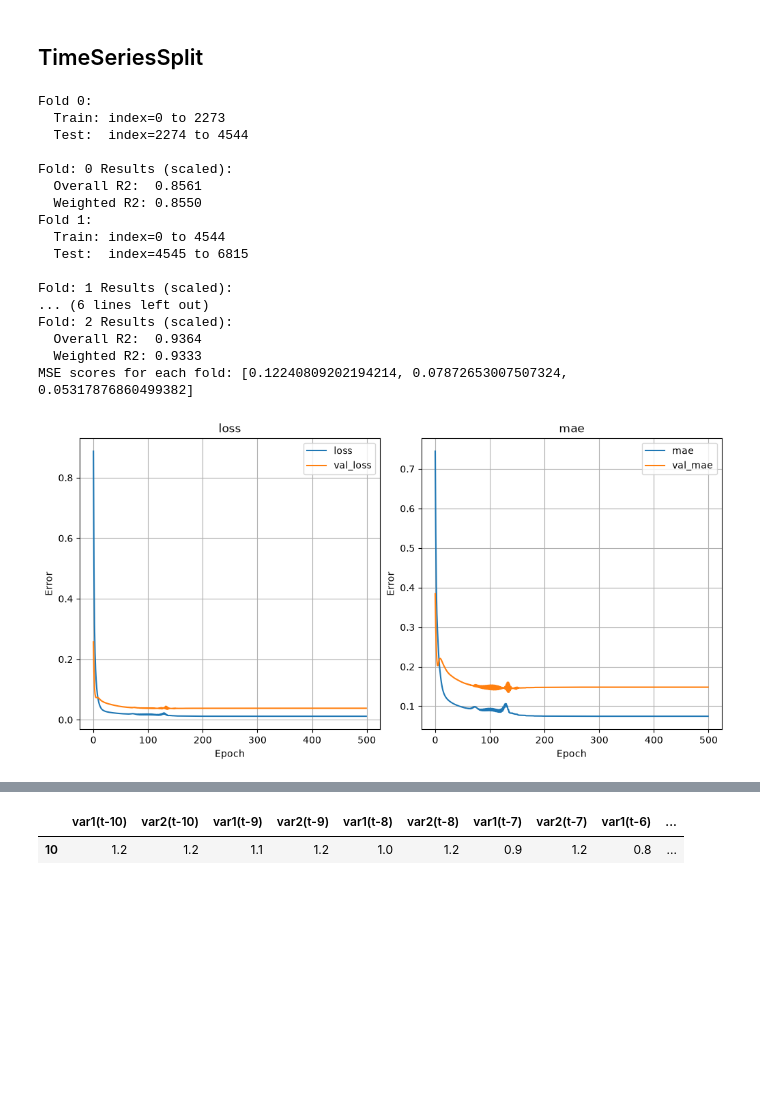
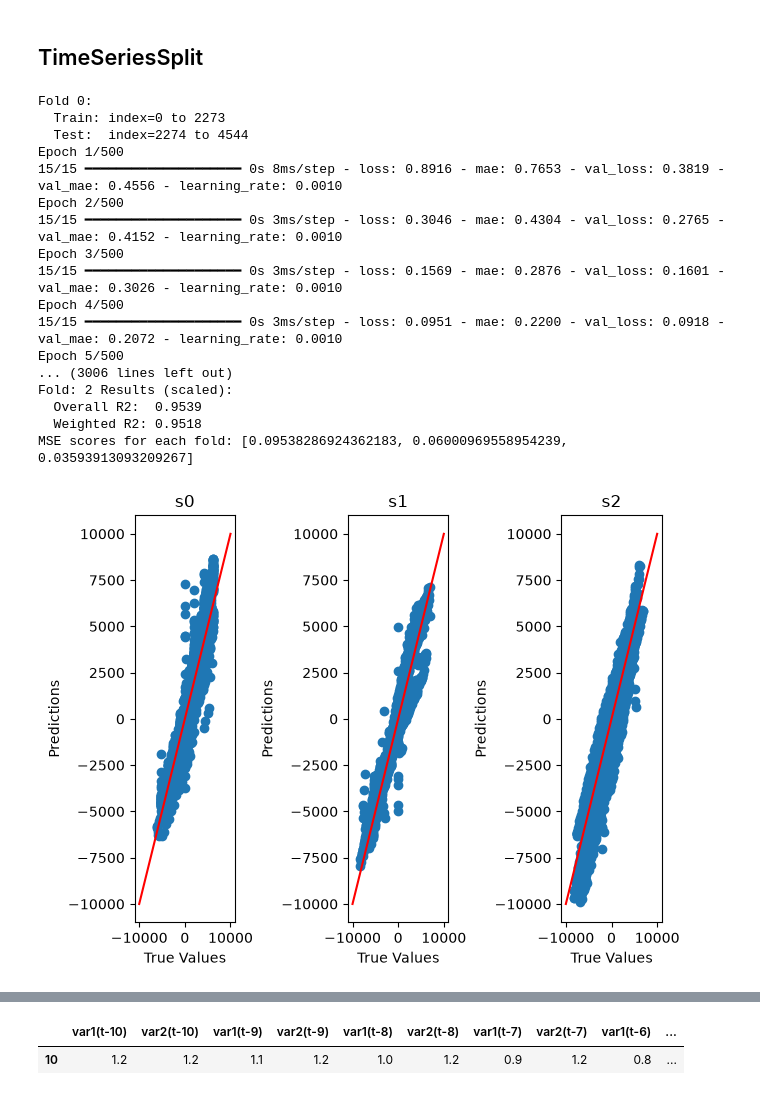
Before and after one commit to Abigail-Yates/DeltabotProject, a Jupyter notebook: TensorFlow/Trials/all_data_MLP_Window_10.ipynb, the cells around one changed output, grey strips where cells are left out. Cells and saved outputs as stored; diff of their text form; code cells hidden in the pictures; blank space fills up the shorter version.

Commit message:
all_data window - only predict s0,s1 and increase verbosity

```diff
--- a/TensorFlow/Trials/all_data_MLP_Window_10.ipynb
+++ b/TensorFlow/Trials/all_data_MLP_Window_10.ipynb
@@ -49,7 +49,7 @@ Text(0.5, 0.98, 'All Data')
 all_data = pd.concat(data_list, ignore_index=True)
 # %%
 def plot_motors(y_test, y_pred, lims):
-    fig, axs = plt.subplots(1, 3)
+    fig, axs = plt.subplots(1, 3, constrained_layout=True)
 
     for i,motor in enumerate(["s0", "s1", "s2"]):
         subplot = axs[i]
@@ -100,7 +100,7 @@ def series_to_supervised(data, n_in=1, n_out=1, dropnan=True):
 		agg.dropna(inplace=True)
 	return agg
 # %%
-dataset = all_data[["cx_mm", "cy_mm", "s0", "s1", "s2"]].reset_index(drop=True) #reset indexes as multiple datapoints combined
+dataset = all_data[["cx_mm", "cy_mm", "s0", "s1"]].reset_index(drop=True) #reset indexes as multiple datapoints combined
 
 # values = dataset.values
 
@@ -110,7 +110,9 @@ cols_to_drop = cxcy_window.filter(regex="var3|var4|var5.*")
 inputs = cxcy_window.drop(list(cols_to_drop), axis=1)
 
 cxcy_window = cxcy_window.rename(columns={"var3(t)": "s0(t)", "var4(t)": "s1(t)", "var5(t)": "s2(t)"})
-outputs = cxcy_window[["s0(t)","s1(t)","s2(t)"]] #calculate s2(t) from s2 = -(s0 + s1)
+outputs = cxcy_window[["s0(t)","s1(t)"]] #calculate s2(t) from s2 = -(s0 + s1)
+
+print(all_data["s2"][10:] == -(outputs["s0(t)"] + outputs["s1(t)"]))
 
 display(outputs.head(1))
 display(inputs.head(1))
@@ -129,6 +143,7 @@ def build_nn_model(input_dim, output_dim, architecture='standard'):
     if architecture == 'standard':
         model = tf.keras.Sequential([
             tf.keras.layers.Input(shape=(input_dim,)),
+            tf.keras.layers.Dense(64, activation='relu'),
             tf.keras.layers.Dense(32, activation='relu'),
             tf.keras.layers.Dense(output_dim)
         ])
@@ -175,48 +190,56 @@ X = scalerX.transform(inputs)
 y = scalerY.transform(outputs)
 
 scores = []
-
-
 
 tscv = TimeSeriesSplit(n_splits=3)
 for i, (train_index, test_index) in enumerate(tscv.split(X)):
     print(f"Fold {i}:")
     print(f"  Train: index={train_index[0]} to {train_index[-1]} ")
     print(f"  Test:  index={test_index[0]} to {test_index[-1]}")
 
     X_train, X_test = X[train_index], X[test_index]
     y_train, y_test = y[train_index], y[test_index]
 
     model = build_nn_model(X.shape[1], y.shape[1])
     # model.summary() #investigate
 
-    history = train_model(model, X_train, y_train, verbose=0, epochs=500)
+    history = train_model(model, X_train, y_train, verbose=1, epochs=500)
     y_pred = model.predict(X_test, verbose=0)
 
     evaluate_model(f"Fold: {i}", y_test, y_pred, is_scaled=True)
 
+    y_test_inverse = scalerY.inverse_transform(y_test)
+    y_pred_inverse = scalerY.inverse_transform(y_pred)
+
+    y_pred_df = pd.DataFrame(y_pred_inverse)
+    y_pred_df[2] = -(y_pred_df[0] + y_pred_df[1])
+
+    y_test_df = pd.DataFrame(y_test_inverse)
+    y_test_df[2] = -(y_test_df[0] + y_test_df[1])
+
+    plot_motors(y_test_df.to_numpy(), y_pred_df.to_numpy(), [-10000,10000])
+
     error = mean_squared_error(y_test, y_pred)
     scores.append(error)
     plot_loss_and_mae(history)
-    plot_motors(y_test, y_pred, [-2,2])
 
 print("MSE scores for each fold:", scores)
 # %% [output]
 Fold 0:
   Train: index=0 to 2273
   Test:  index=2274 to 4544
-
-Fold: 0 Results (scaled):
-  Overall R2:  0.8561
-  Weighted R2: 0.8550
-Fold 1:
-  Train: index=0 to 4544
-  Test:  index=4545 to 6815
-
-Fold: 1 Results (scaled):
-... (6 lines left out)
+Epoch 1/500
+15/15 ━━━━━━━━━━━━━━━━━━━━ 0s 8ms/step - loss: 0.8916 - mae: 0.7653 - val_loss: 0.3819 - val_mae: 0.4556 - learning_rate: 0.0010
+Epoch 2/500
+15/15 ━━━━━━━━━━━━━━━━━━━━ 0s 3ms/step - loss: 0.3046 - mae: 0.4304 - val_loss: 0.2765 - val_mae: 0.4152 - learning_rate: 0.0010
+Epoch 3/500
+15/15 ━━━━━━━━━━━━━━━━━━━━ 0s 3ms/step - loss: 0.1569 - mae: 0.2876 - val_loss: 0.1601 - val_mae: 0.3026 - learning_rate: 0.0010
+Epoch 4/500
+15/15 ━━━━━━━━━━━━━━━━━━━━ 0s 3ms/step - loss: 0.0951 - mae: 0.2200 - val_loss: 0.0918 - val_mae: 0.2072 - learning_rate: 0.0010
+Epoch 5/500
+... (3006 lines left out)
 Fold: 2 Results (scaled):
-  Overall R2:  0.9364
-  Weighted R2: 0.9333
-MSE scores for each fold: [0.12240809202194214, 0.07872653007507324, 0.05317876860499382]
+  Overall R2:  0.9539
+  Weighted R2: 0.9518
+MSE scores for each fold: [0.09538286924362183, 0.06000969558954239, 0.03593913093209267]
-[figure, old version]
+[figure, new version]
```
Also changed, not shown: parts of 3 cells of this notebook.
